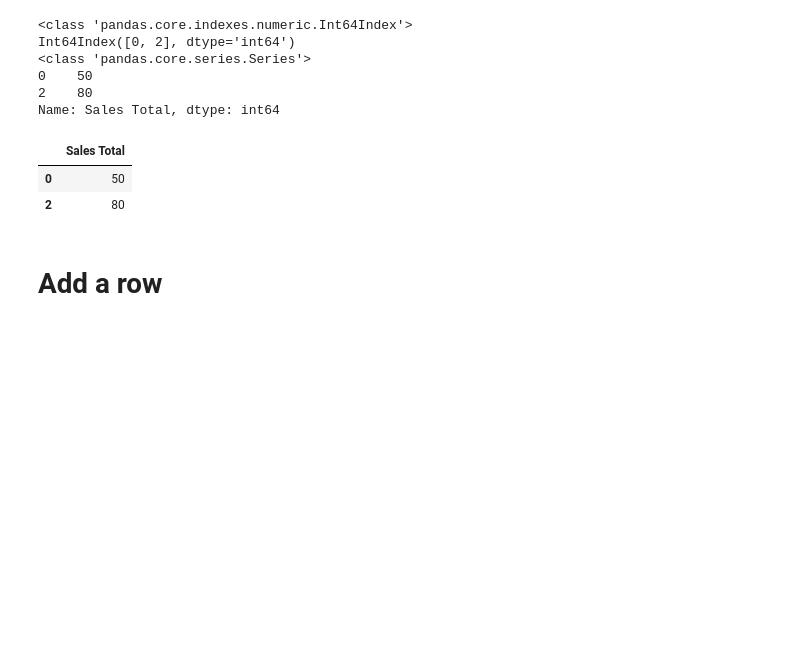
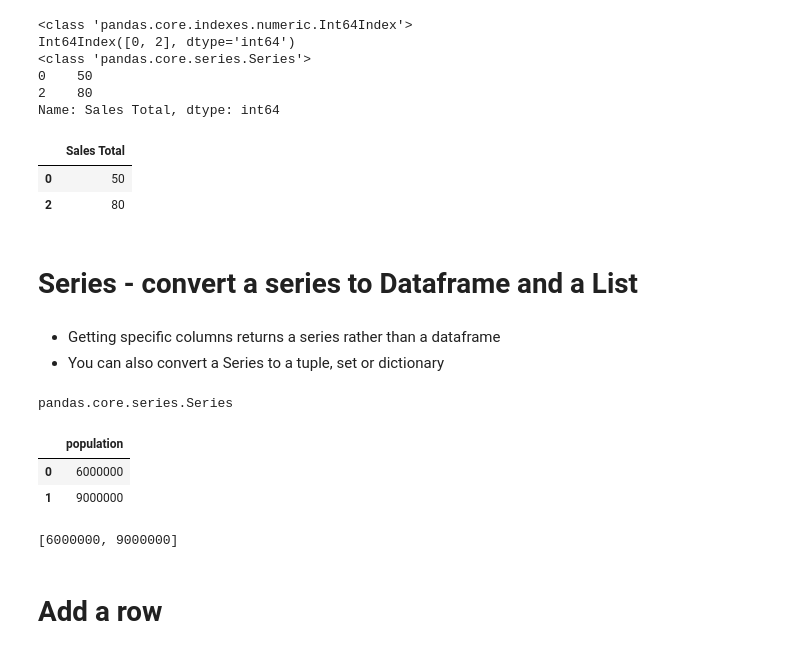
Before and after one commit to richardgourley/pandas-one-pagers, a Jupyter notebook: pandas-one-pager.ipynb, the cells around one changed output. Cells and saved outputs as stored; diff of their text form; code cells hidden in the pictures; blank space fills up the shorter version.

```diff
--- a/pandas-one-pager.ipynb
+++ b/pandas-one-pager.ipynb
@@ -200,6 +207,28 @@ Name: Sales Total, dtype: int64
 |  | Sales Total |
 | 0 | 50 |
 | 2 | 80 |
+# %% [markdown]
+# Series - convert a series to Dataframe and a List
+# %% [markdown]
+- Getting specific columns returns a series rather than a dataframe
+- You can also convert a Series to a tuple, set or dictionary
+# %%
+series_population = df.loc[[0,1]]['population']
+type(series_population)
+# %% [output]
+pandas.core.series.Series
+# %%
+# Convert series to a dataframe
+pd.DataFrame(series_population)
+# %% [output]
+|  | population |
+| 0 | 6000000 |
+| 1 | 9000000 |
+# %%
+# Convert a series to a list - returns list of series values
+list(series_population)
+# %% [output]
+[6000000, 9000000]
 # %% [markdown]
 # Add a row
 # %%
```
Also changed, not shown: parts of 76 cells of this notebook.
